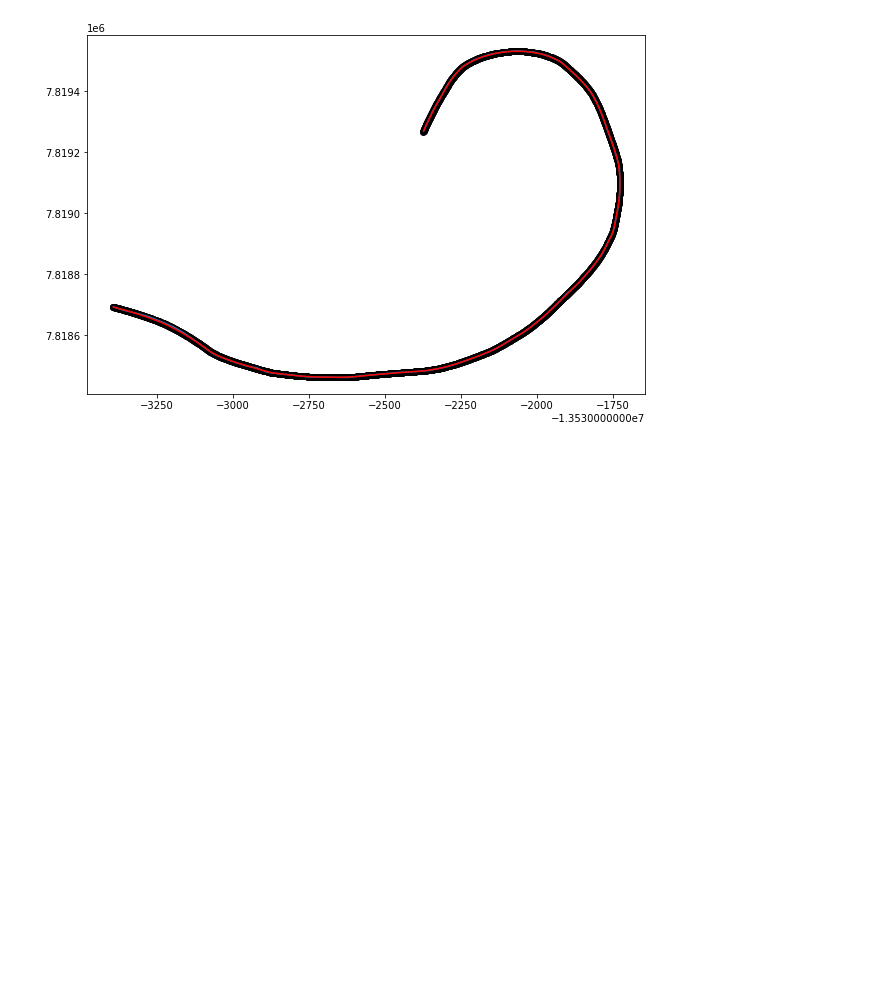
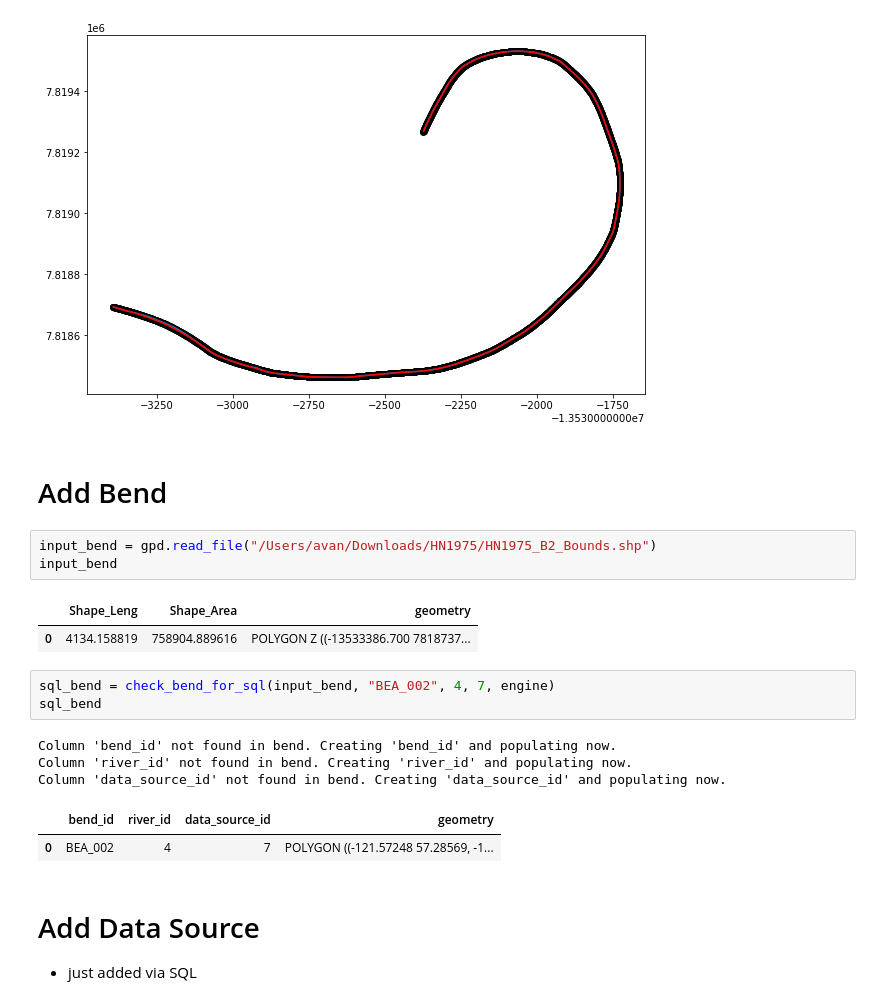
Before and after one commit to tamu-edu/scrollstats, a Jupyter notebook: AddDataToSQL.ipynb, the cells around one changed output. Saved outputs shown, nothing was run; the diff lists cells and outputs as text; blank space fills up the shorter version.

```diff
--- a/AddDataToSQL.ipynb
+++ b/AddDataToSQL.ipynb
@@ -220,3 +266,23 @@ ax.scatter(*sql_cl.to_crs(input_cl.crs).geometry[0].xy, color="k")
 # %% [output]
 <matplotlib.collections.PathCollection at 0x...>
 [figure]
+# %% [markdown]
+# Add Bend
+# %%
+input_bend = gpd.read_file("/Users/avan/Downloads/HN1975/HN1975_B2_Bounds.shp")
+input_bend
+# %% [output]
+|  | Shape_Leng | Shape_Area | geometry |
+| 0 | 4134.158819 | 758904.889616 | POLYGON Z ((-13533386.700 7818737... |
+# %%
+sql_bend = check_bend_for_sql(input_bend, "BEA_002", 4, 7, engine)
+sql_bend
+# %% [output]
+Column 'bend_id' not found in bend. Creating 'bend_id' and populating now.
+Column 'river_id' not found in bend. Creating 'river_id' and populating now.
+Column 'data_source_id' not found in bend. Creating 'data_source_id' and populating now.
+|  | bend_id | river_id | data_source_id | geometry |
+| 0 | BEA_002 | 4 | 7 | POLYGON ((-121.57248 57.28569, -1... |
+# %% [markdown]
+# Add Data Source
+- just added via SQL
```
Also changed, not shown: parts of 10 cells of this notebook.
